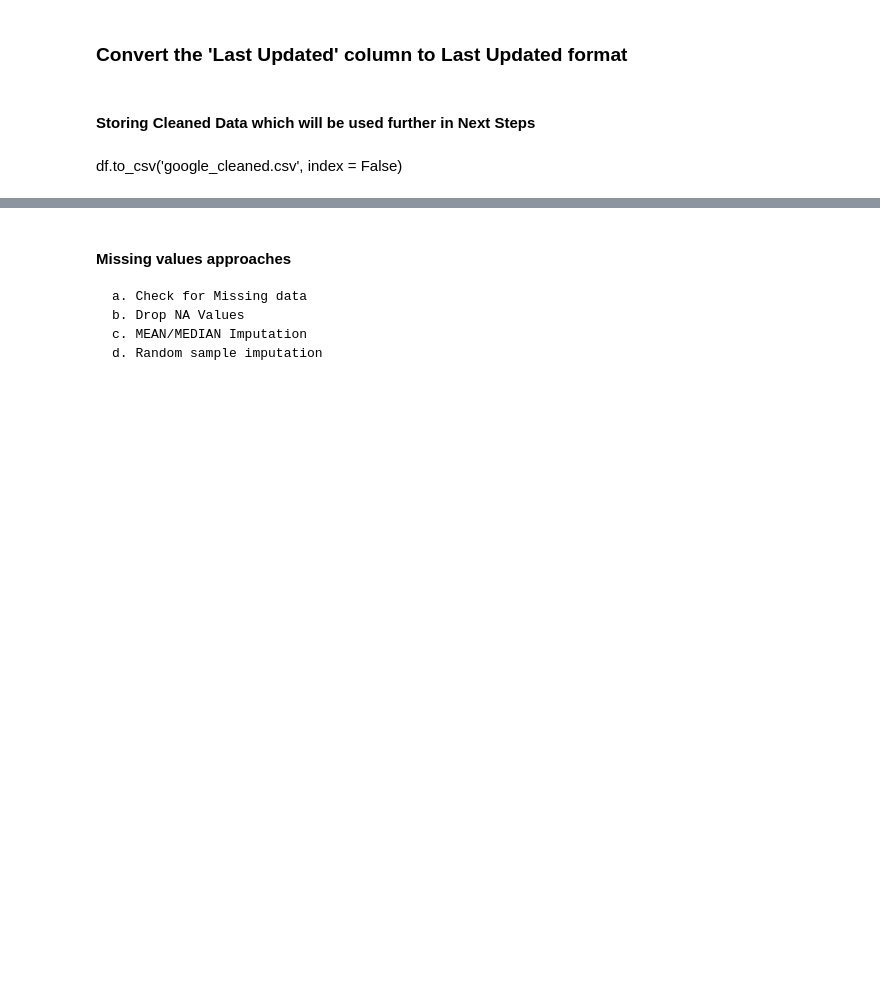
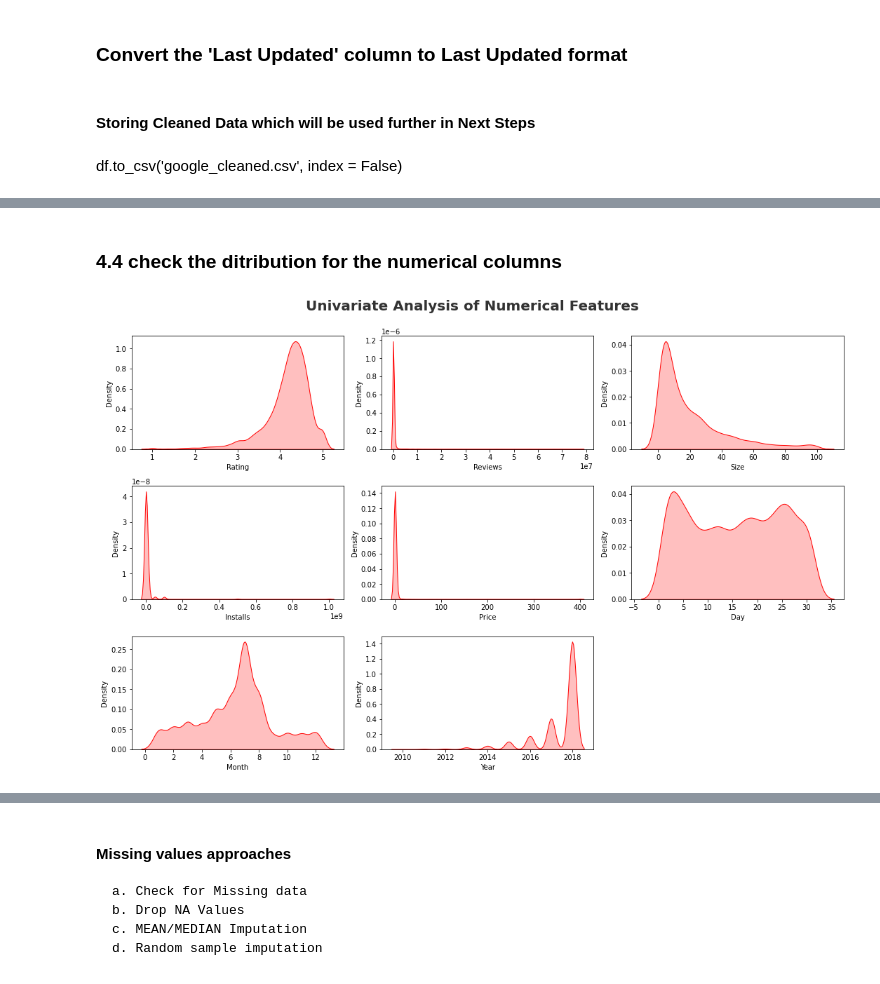
Before and after one commit to ravi0dubey/Live-Project_Google_Play_Store, a Jupyter notebook: Google_Playstore_Complete Life Cycle of the Project.ipynb, the cells around one changed output, grey strips where cells are left out. Saved outputs shown, nothing was run; the diff lists cells and outputs as text; code cells hidden in the pictures; blank space fills up the shorter version.

```diff
--- a/Google_Playstore_Complete Life Cycle of the Project.ipynb
+++ b/Google_Playstore_Complete Life Cycle of the Project.ipynb
@@ -296,0 +299,2 @@ df.to_csv('google_cleaned.csv', index = False)
+# %%
+df = pd.read_csv('google_cleaned.csv')
@@ -296,0 +332,4 @@ df.to_csv('google_cleaned.csv', index = False)
+# %%
+# We can drop the duplicates
+
+df= df.drop_duplicates(subset=['App'], keep = 'first')
@@ -296,0 +347,6 @@ df.to_csv('google_cleaned.csv', index = False)
+# %%
+num_features= [col for col in df.columns if df[col].dtype !='O']
+cat_features= [col for col in df.columns if df[col].dtype == 'O']
+
+print(f"We have {len(num_features)} Numerical features which are :{num_features}")
+print(f"We have {len(cat_features)} Categorical features which are :{cat_features}")
@@ -296,0 +395,13 @@ df.to_csv('google_cleaned.csv', index = False)
+# %% [markdown]
+### 4.4 check the ditribution for the numerical columns
+# %%
+plt.figure(figsize=(15, 15))
+plt.suptitle('Univariate Analysis of Numerical Features', fontsize=20, fontweight='bold', alpha=0.8, y=1.)
+
+for i in range(0, len(num_features)):
+    plt.subplot(5, 3, i+1)
+    sns.kdeplot(x=df[num_features[i]],shade=True, color='r')
+    plt.xlabel(num_features[i])
+    plt.tight_layout()
+# %% [output]
+[figure, added]
```
Also changed, not shown: parts of 44 cells of this notebook.
